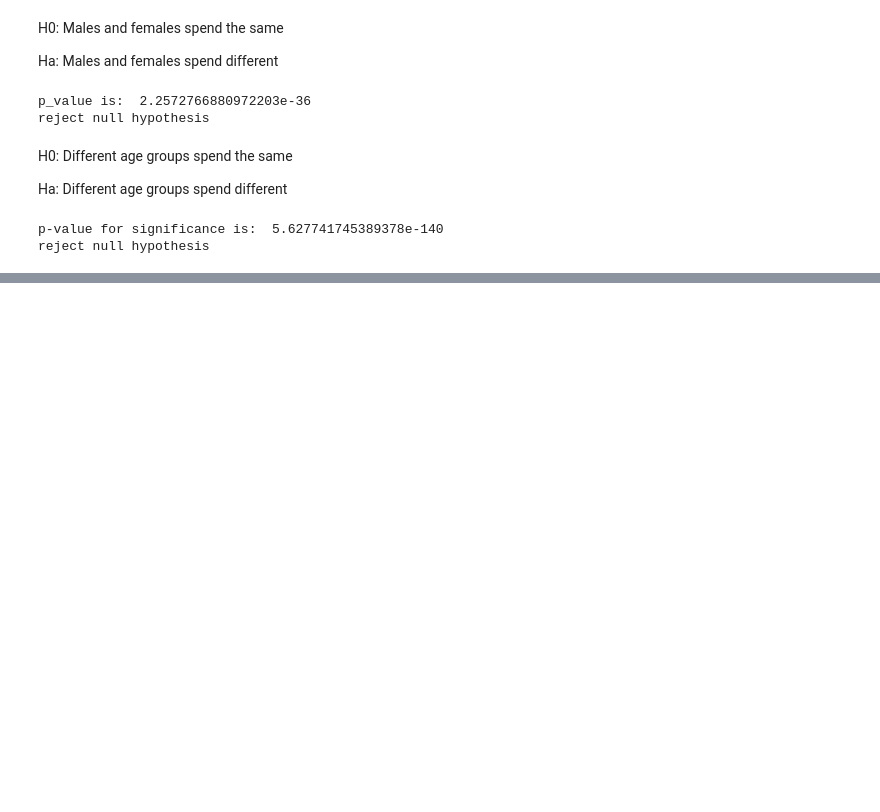
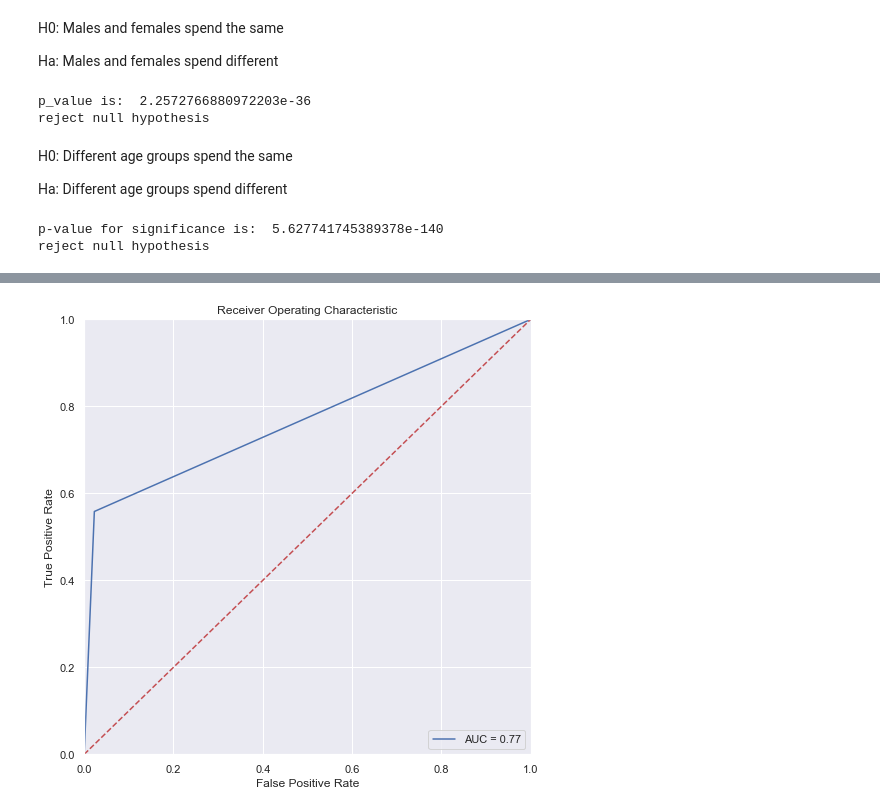
Before and after one commit to runnerup67/SpringboardDSC, a Jupyter notebook: London_Toursim.ipynb, the cells around one changed output, grey strips where cells are left out. Saved outputs shown, nothing was run; the diff lists cells and outputs as text; code cells hidden in the pictures; blank space fills up the shorter version.

```diff
--- a/London_Toursim.ipynb
+++ b/London_Toursim.ipynb
@@ -438,0 +631,10 @@ reject null hypothesis
+# %%
+param_grid = {"learning_rate"    : [0.05, 0.10, 0.15, 0.20, 0.25, 0.30 ] ,
+ "max_depth"        : [ 3, 4, 5, 6, 8, 10, 12, 15],
+ "min_child_weight" : [ 1, 3, 5, 7 ],
+ "gamma"            : [ 0.0, 0.1, 0.2 , 0.3, 0.4 ],
+ "colsample_bytree" : [ 0.3, 0.4, 0.5 , 0.7 ] }
+# %%
+xgb_random = RandomizedSearchCV(estimator = clf, param_distributions = param_grid, n_iter = 100, cv = 3, verbose=2, random_state=42, n_jobs=-1)
+# %%
+xgb_random.fit(X_train, y_train)
@@ -438,0 +664,2 @@ reject null hypothesis
+# %%
+pred = xgb_random.predict(X_test)
@@ -438,0 +710,16 @@ reject null hypothesis
+# %%
+plt.figure(figsize = (8,8))
+
+fpr, tpr, threshold = metrics.roc_curve(y_test, pred)
+roc_auc = metrics.auc(fpr, tpr)
+plt.title('Receiver Operating Characteristic')
+plt.plot(fpr, tpr, 'b', label = 'AUC = %0.2f' % roc_auc)
+plt.legend(loc = 'lower right')
+plt.plot([0, 1], [0, 1],'r--')
+plt.xlim([0, 1])
+plt.ylim([0, 1])
+plt.ylabel('True Positive Rate')
+plt.xlabel('False Positive Rate')
+plt.show()
+# %% [output]
+[figure, added]
```
Also changed, not shown: parts of 80 cells of this notebook.
